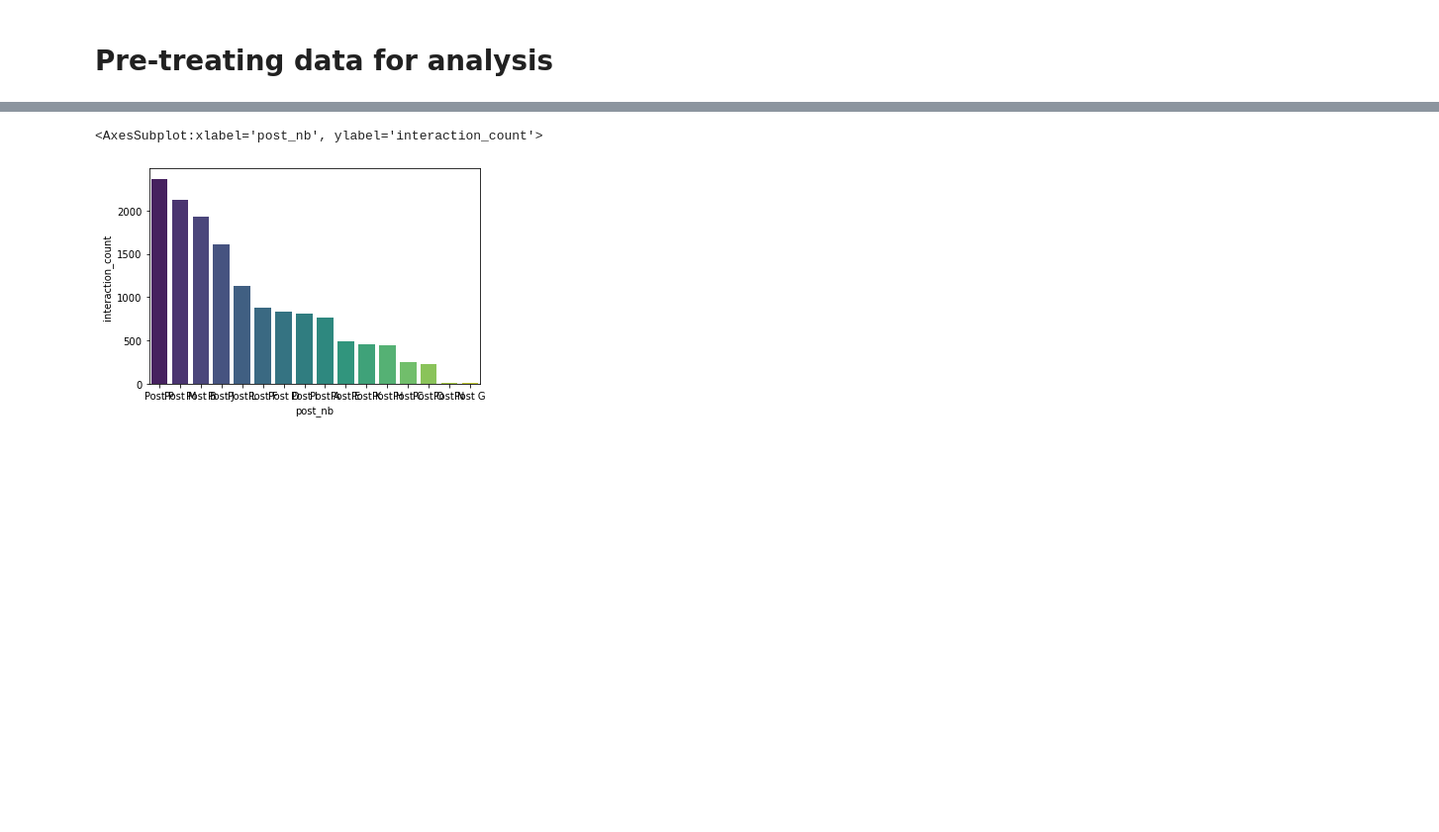
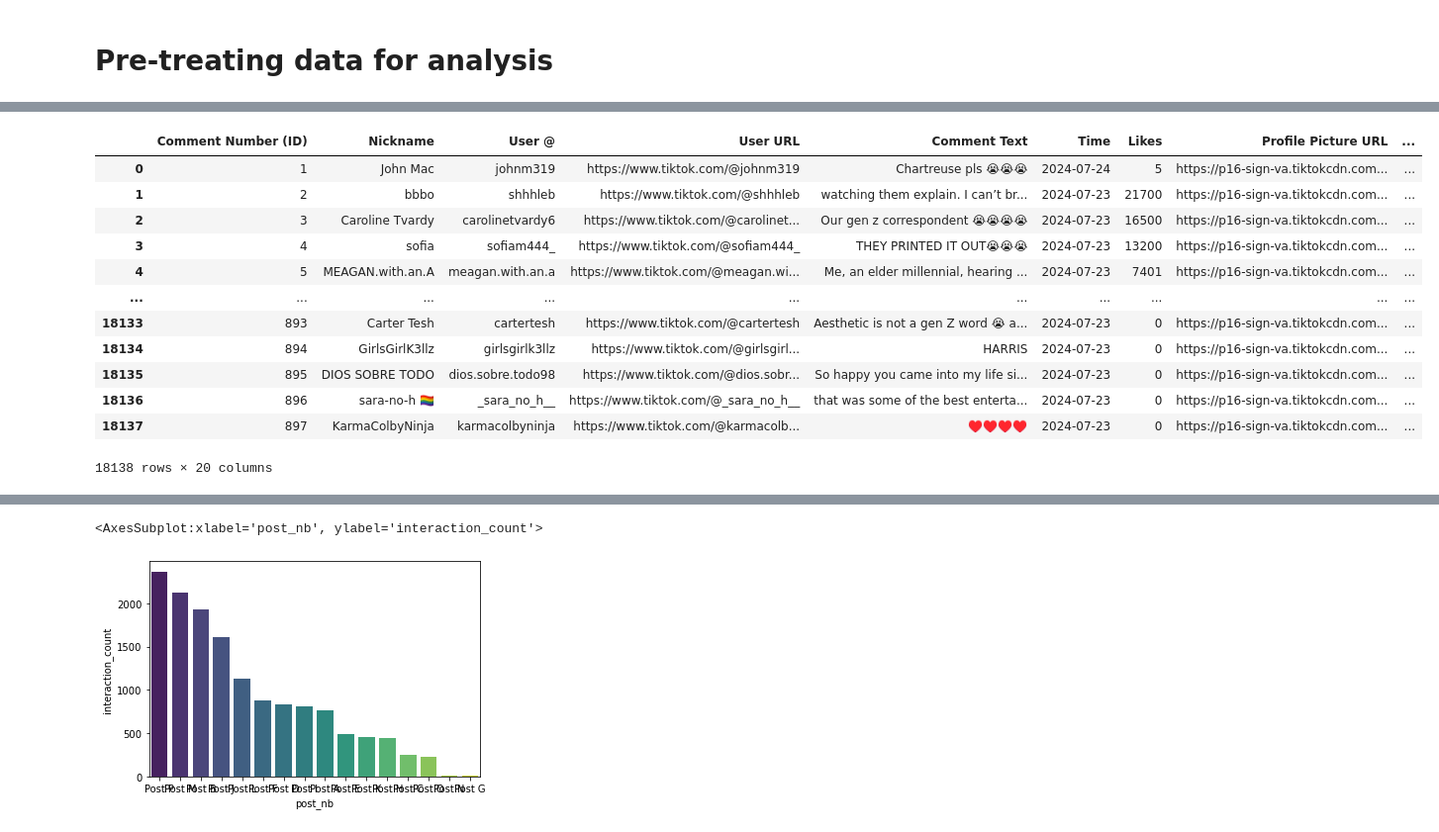
Before and after one commit to pouvoirdasha/sociology_scrapping, a Jupyter notebook: notebooks_stats_finetuning/decriptive_stats_dasha.ipynb, the cells around one changed output, grey strips where cells are left out. Shown at 99% size. Drawn from its saved outputs; the diff is of its cells as text; code cells hidden in the pictures; blank space fills up the shorter version.

```diff
--- a/notebooks_stats_finetuning/decriptive_stats_dasha.ipynb
+++ b/notebooks_stats_finetuning/decriptive_stats_dasha.ipynb
@@ -20,13 +27,44 @@ tiktok.head()
 # %%
 # 10 K to 10 000
 tiktok['Likes'] = tiktok['Likes'].fillna('0')
 
-tiktok['Likes'] = np.where(tiktok['Likes'].notna() & tiktok['Likes'].str.endswith('K'),
-                         (tiktok['Likes'].str[:-1].astype(float) * 1000),
-                        tiktok['Likes'])
+#tiktok['Likes'] = np.where(tiktok['Likes'].notna() & tiktok['Likes'].str.endswith('K'),
+#                        (tiktok['Likes'].str[:-1].astype(float)*1000),
+#                       tiktok['Likes'])
 
-tiktok['Likes'] = tiktok['Likes'].astype(float)
-tiktok['Likes'] = tiktok['Likes'].fillna(0).astype(int)
+def convert_likes(value):
+    try:
+        # Si la valeur se termine par 'K', multiplier par 1000
+        if value.endswith('K'):
+            return float(value[:-1]) * 1000
+        # Sinon, convertir directement en float
+        return int(value)
+    except ValueError:
+        # Si la conversion échoue (valeurs comme 'abc'), retourner 0
+        return 0
+
+# Appliquer la fonction à toute la colonne
+tiktok['Likes'] = tiktok['Likes'].apply(convert_likes)
+
+
+
+tiktok['Likes'] = tiktok['Likes'].astype(int)
+#tiktok['Likes'] = tiktok['Likes'].fillna(0).astype(int)
+tiktok
+# %% [output]
+|  | Comment Number (ID) | Nickname | User @ | User URL | Comment Text | Time | Likes | Profile Picture URL | ... |
+| 0 | 1 | John Mac | johnm319 | https://www.tiktok.com/@johnm319 | Chartreuse pls 😭😭😭 | 2024-07-24 | 5 | https://p16-sign-va.tiktokcdn.com... | ... |
+| 1 | 2 | bbbo | shhhleb | https://www.tiktok.com/@shhhleb | watching them explain. I can’t br... | 2024-07-23 | 21700 | https://p16-sign-va.tiktokcdn.com... | ... |
+| 2 | 3 | Caroline Tvardy | carolinetvardy6 | https://www.tiktok.com/@carolinet... | Our gen z correspondent 😭😭😭😭 | 2024-07-23 | 16500 | https://p16-sign-va.tiktokcdn.com... | ... |
+| 3 | 4 | sofia | sofiam444_ | https://www.tiktok.com/@sofiam444_ | THEY PRINTED IT OUT😭😭😭 | 2024-07-23 | 13200 | https://p16-sign-va.tiktokcdn.com... | ... |
+| 4 | 5 | MEAGAN.with.an.A | meagan.with.an.a | https://www.tiktok.com/@meagan.wi... | Me, an elder millennial, hearing ... | 2024-07-23 | 7401 | https://p16-sign-va.tiktokcdn.com... | ... |
+| ... | ... | ... | ... | ... | ... | ... | ... | ... | ... |
+| 18133 | 893 | Carter Tesh | cartertesh | https://www.tiktok.com/@cartertesh | Aesthetic is not a gen Z word 😭 a... | 2024-07-23 | 0 | https://p16-sign-va.tiktokcdn.com... | ... |
+| 18134 | 894 | GirlsGirlK3llz | girlsgirlk3llz | https://www.tiktok.com/@girlsgirl... | HARRIS | 2024-07-23 | 0 | https://p16-sign-va.tiktokcdn.com... | ... |
+| 18135 | 895 | DIOS SOBRE TODO | dios.sobre.todo98 | https://www.tiktok.com/@dios.sobr... | So happy you came into my life si... | 2024-07-23 | 0 | https://p16-sign-va.tiktokcdn.com... | ... |
+| 18136 | 896 | sara-no-h 🏳️‍🌈 | _sara_no_h__ | https://www.tiktok.com/@_sara_no_h__ | that was some of the best enterta... | 2024-07-23 | 0 | https://p16-sign-va.tiktokcdn.com... | ... |
+| 18137 | 897 | KarmaColbyNinja | karmacolbyninja | https://www.tiktok.com/@karmacolb... | ♥️♥️♥️♥️ | 2024-07-23 | 0 | https://p16-sign-va.tiktokcdn.com... | ... |
+18138 rows × 20 columns
 # %%
 #deleting comments where users only identify each other (starting with @, ending with a space)
 tiktok['Comment Text'] = tiktok['Comment Text'].fillna('').astype(str)
```
Also changed, not shown: parts of 15 cells of this notebook, 1 other file.
